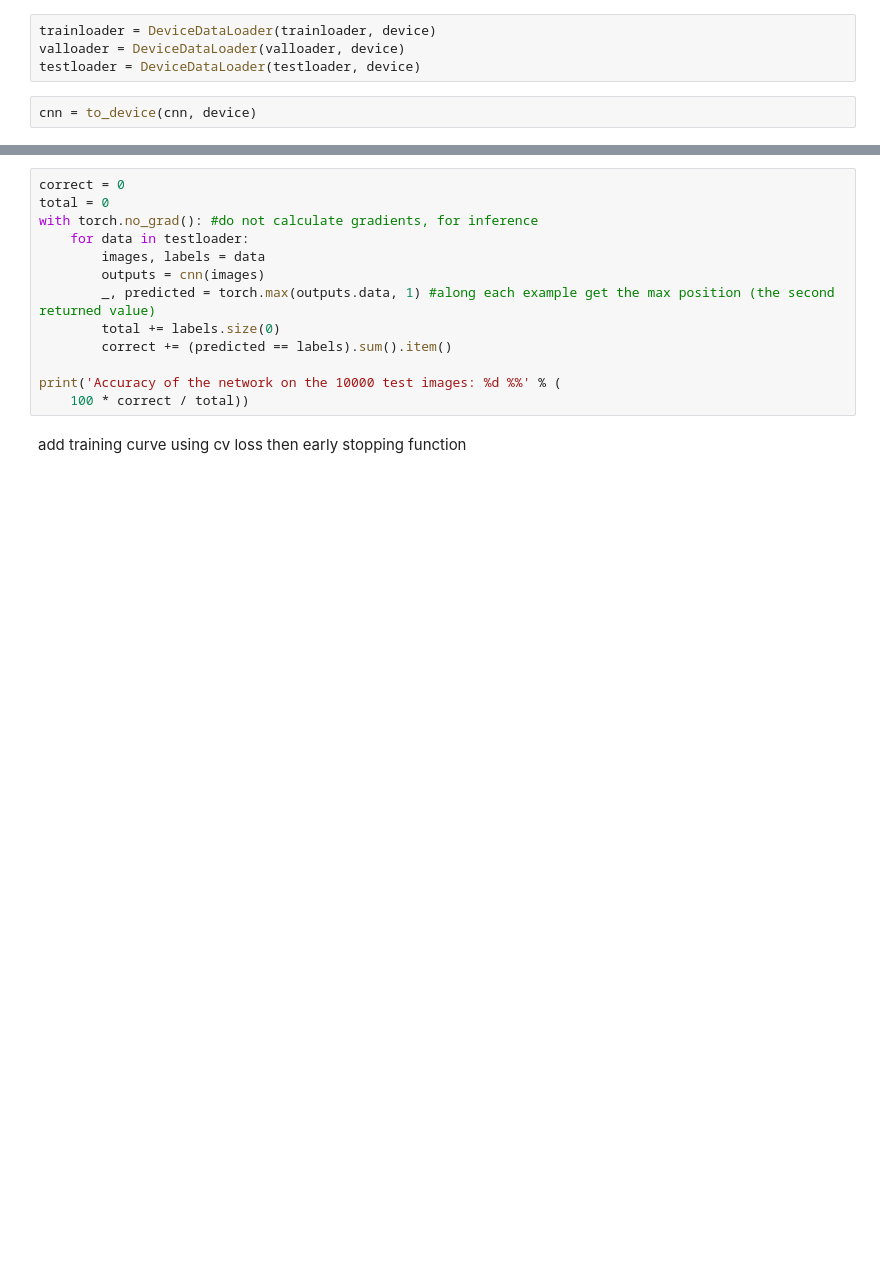
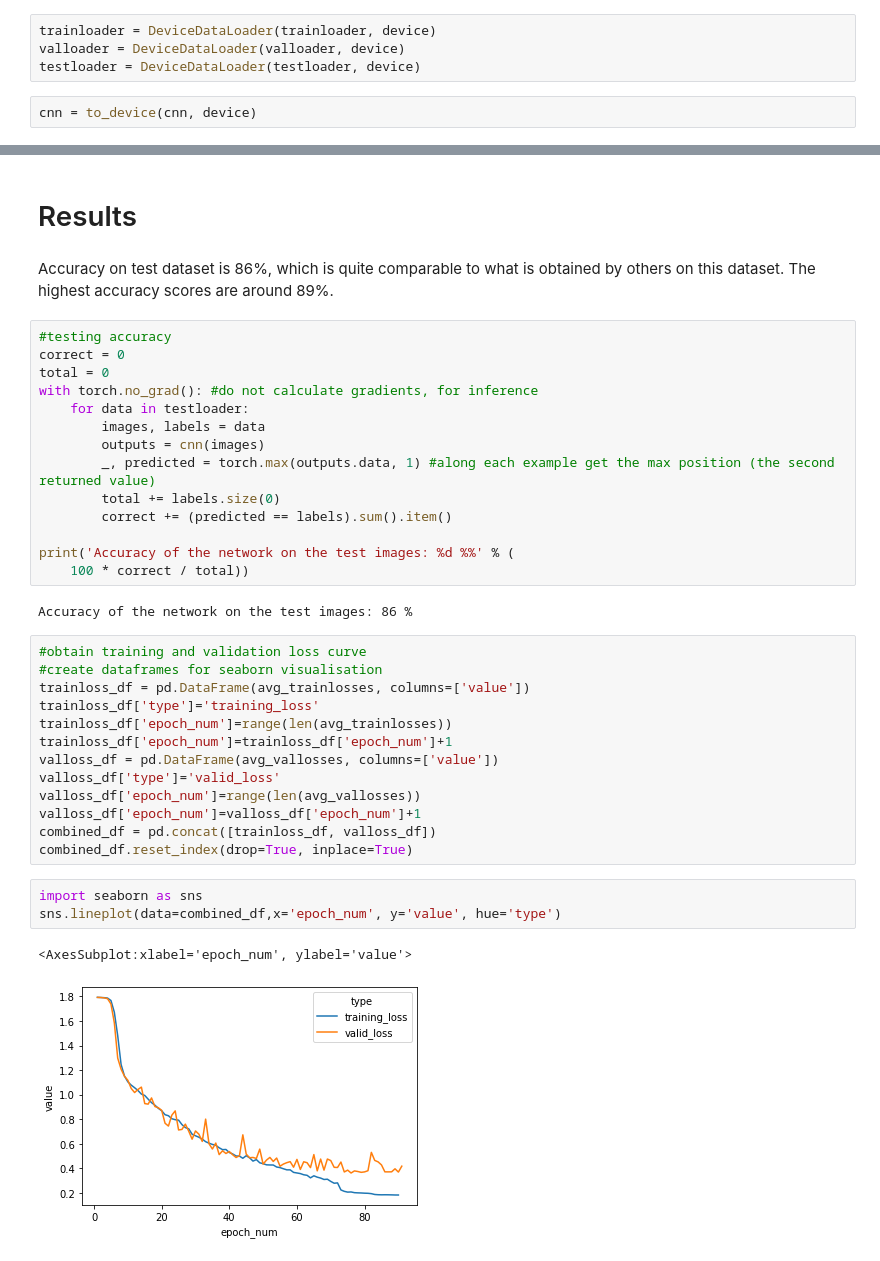
Before and after one commit to kellylikesjelly/alexnet-pytorch, a Jupyter notebook: alexnet-pytorch.ipynb, the cells around one changed output, grey strips where cells are left out. Saved outputs shown, nothing was run; the diff lists cells and outputs as text; blank space fills up the shorter version.

Commit message:
Add files via upload
added some functions and description

```diff
--- a/alexnet-pytorch.ipynb
+++ b/alexnet-pytorch.ipynb
@@ -258,4 +331,9 @@ train(cnn, lossFunction, optimizer, trainloader, valloader)
+# %% [markdown]
+# Results
+# %% [markdown]
+Accuracy on test dataset is 86%, which is quite comparable to what is obtained by others on this dataset. The highest accuracy scores are around 89%.
 # %%
+#testing accuracy
 correct = 0
 total = 0
 with torch.no_grad(): #do not calculate gradients, for inference
@@ -266,7 +344,26 @@ with torch.no_grad(): #do not calculate gradients, for inference
         total += labels.size(0)
         correct += (predicted == labels).sum().item()
 
-print('Accuracy of the network on the 10000 test images: %d %%' % (
+print('Accuracy of the network on the test images: %d %%' % (
     100 * correct / total))
+# %% [output]
+Accuracy of the network on the test images: 86 %
-# %% [markdown]
-add training curve using cv loss then early stopping function
+# %%
+#obtain training and validation loss curve
+#create dataframes for seaborn visualisation
+trainloss_df = pd.DataFrame(avg_trainlosses, columns=['value'])
+trainloss_df['type']='training_loss'
+trainloss_df['epoch_num']=range(len(avg_trainlosses))
+trainloss_df['epoch_num']=trainloss_df['epoch_num']+1
+valloss_df = pd.DataFrame(avg_vallosses, columns=['value'])
+valloss_df['type']='valid_loss'
+valloss_df['epoch_num']=range(len(avg_vallosses))
+valloss_df['epoch_num']=valloss_df['epoch_num']+1
+combined_df = pd.concat([trainloss_df, valloss_df])
+combined_df.reset_index(drop=True, inplace=True)
+# %%
+import seaborn as sns
+sns.lineplot(data=combined_df,x='epoch_num', y='value', hue='type')
+# %% [output]
+<AxesSubplot:xlabel='epoch_num', ylabel='value'>
+[figure, added]
```
Also changed, not shown: parts of 25 cells of this notebook.
